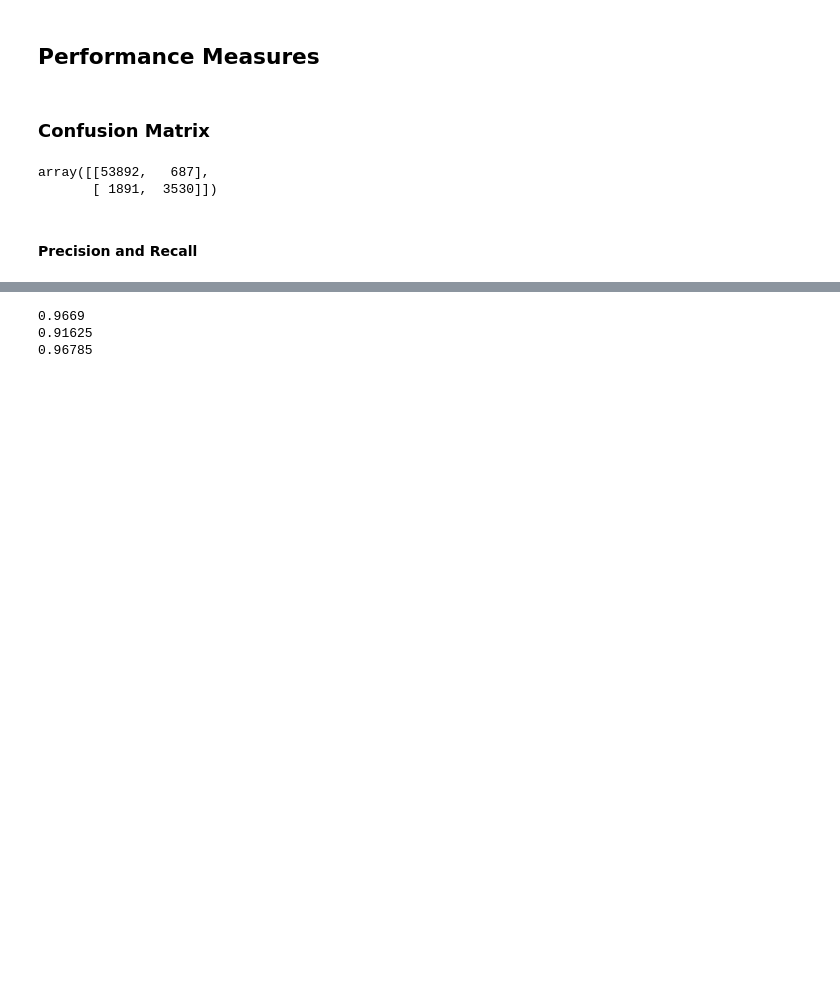
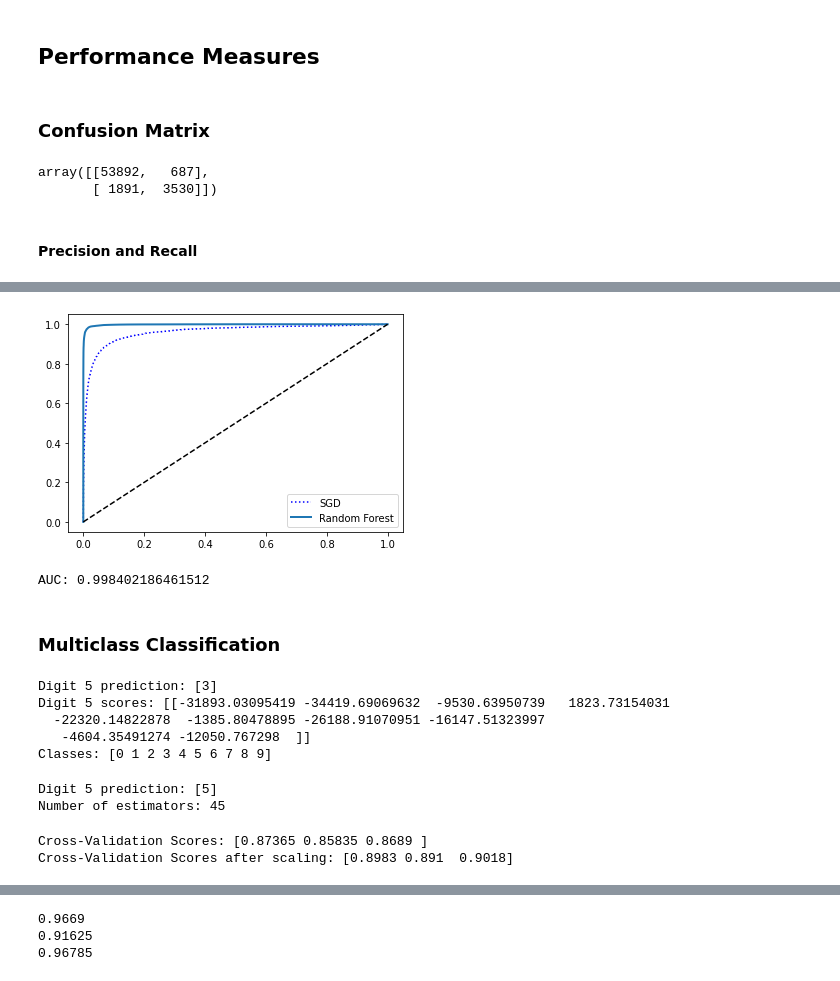
Before and after one commit to luikyv/courses-and-practices, a Jupyter notebook: handson-ml/chapter_03/classification.ipynb, the cells around one changed output, grey strips where cells are left out. Drawn from its saved outputs; the diff is of its cells as text; code cells hidden in the pictures; blank space fills up the shorter version.

```diff
--- a/handson-ml/chapter_03/classification.ipynb
+++ b/handson-ml/chapter_03/classification.ipynb
@@ -74,0 +118,55 @@ Recall = 0.6511713705958311
+# %%
+forest_clf = RandomForestClassifier(random_state=42)
+# Predict_proba() method returns an array containing a row per instance and a column per class,
+# each containing the probability that the given instance belongs to the given class
+y_probas_forest = cross_val_predict(forest_clf, X_train, y_train_5, cv=5, method="predict_proba")
+y_scores_forest = y_probas_forest[:,1] # Score = Probability of the positive class
+fpr_forests, tpr_forests, thresholds = roc_curve(y_train_5, y_scores_forest)
+
+plt.plot(fprs, tprs, "b:", label="SGD")
+plot_roc_curve(fpr_forests, tpr_forests, "Random Forest")
+plt.legend(loc="lower right")
+plt.show()
+print(f"AUC: {roc_auc_score(y_train_5, y_scores_forest)}")
+# %% [output]
+[figure, added]
+AUC: 0.998402186461512
+# %% [markdown]
+### Multiclass Classification
+# %%
+sgd_clf.fit(X_train, y_train)
+# Scikit-Learn detects when you try to use a binary classification algorithm for a multiclass
+# classification task, and it automatically runs OvA (except for SVM classifiers for which it uses OvO)
+print(f"Digit 5 prediction: {sgd_clf.predict([some_digit])}")
+
+some_digit_scores = sgd_clf.decision_function([some_digit])
+print(f"Digit 5 scores: {some_digit_scores}")
+
+print(f"Classes: {sgd_clf.classes_}") # type: ignore
+# %% [output]
+Digit 5 prediction: [3]
+Digit 5 scores: [[-31893.03095419 -34419.69069632  -9530.63950739   1823.73154031
+  -22320.14822878  -1385.80478895 -26188.91070951 -16147.51323997
+   -4604.35491274 -12050.767298  ]]
+Classes: [0 1 2 3 4 5 6 7 8 9]
+# %%
+# Enforce one vs one classification
+ovo_clf = OneVsOneClassifier(SGDClassifier(random_state=42))
+ovo_clf.fit(X_train, y_train)
+print(f"Digit 5 prediction: {ovo_clf.predict([some_digit])}")
+print(f"Number of estimators: {len(ovo_clf.estimators_)}") # type: ignore
+# %% [output]
+Digit 5 prediction: [5]
+Number of estimators: 45
+# %%
+scores = cross_val_score(sgd_clf, X_train, y_train, cv=3, scoring="accuracy")
+print(f"Cross-Validation Scores: {scores}")
+
+scaler = StandardScaler()
+X_train_scaled = scaler.fit_transform(X_train.astype(np.float64))
+
+scores = cross_val_score(sgd_clf, X_train_scaled, y_train, cv=3, scoring="accuracy")
+print(f"Cross-Validation Scores after scaling: {scores}")
+# %% [output]
+Cross-Validation Scores: [0.87365 0.85835 0.8689 ]
+Cross-Validation Scores after scaling: [0.8983 0.891  0.9018]
```
Also changed, not shown: parts of 12 cells of this notebook.
